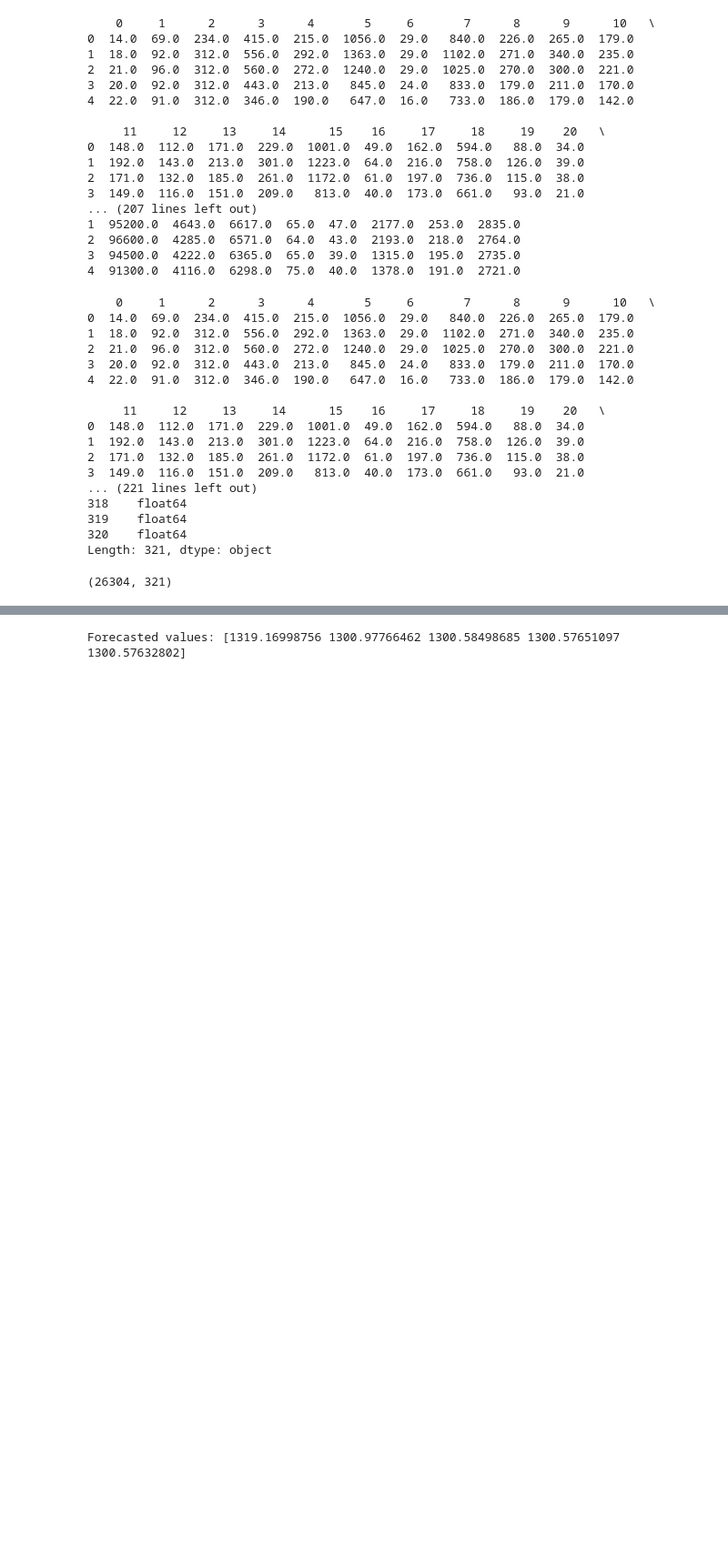
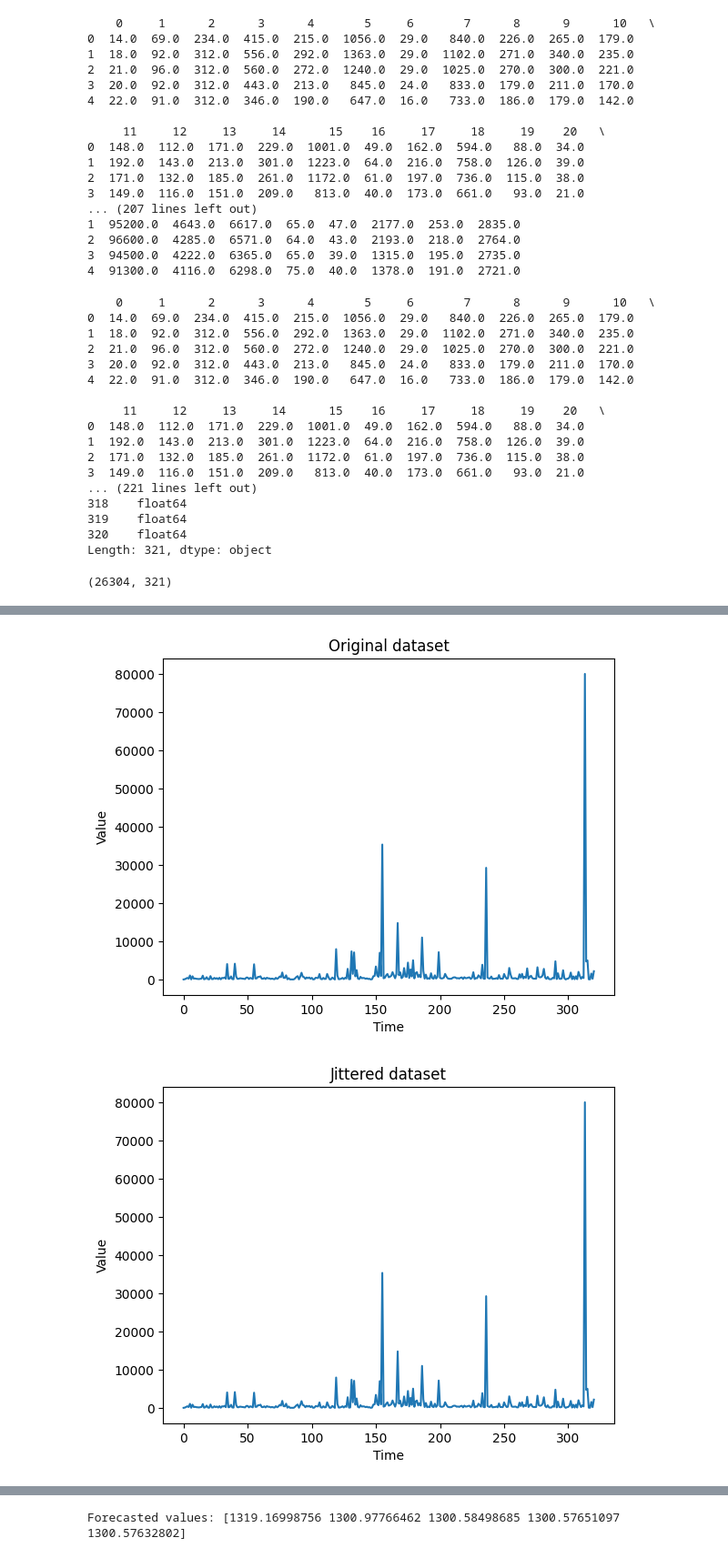
Before and after one commit to SKaraiskakis/TurinTechAI, a Jupyter notebook: multivariateds1.ipynb, the cells around one changed output, grey strips where cells are left out. Shown at 91% size. Drawn from its saved outputs; the diff is of its cells as text; code cells hidden in the pictures; blank space fills up the shorter version.

```diff
--- a/multivariateds1.ipynb
+++ b/multivariateds1.ipynb
@@ -479,23 +474,23 @@ rotated_data = rotation(data_array)
 # Apply the scaling function to your dataset
 permuted_data = permutation(data_array, max_segments=5, seg_mode="equal")
 
-# # Apply the jitter function to your dataset
-# magnwarped_data = magnitude_warp(data_array)
+# Apply the jitter function to your dataset
+magnwarped_data = magnitude_warp(data_array)
 
-# # Apply the scaling function to your dataset
-# timewarped_data = time_warp(data_array)
+# Apply the scaling function to your dataset
+timewarped_data = time_warp(data_array)
 
 
-# # Apply the jitter function to your dataset
-# windowssliced_data = window_slice(data_array)
+# Apply the jitter function to your dataset
+windowssliced_data = window_slice(data_array)
 
-# # Apply the scaling function to your dataset
-# windowwarped_data = window_warp(data_array)
+# Apply the scaling function to your dataset
+windowwarped_data = window_warp(data_array)
 
 # # Apply the jitter function to your dataset
-# spawnered_data = spawner(data_array)
+# spaener_data = spawner_without_labels(data_array)
 
-# # Apply the scaling function to your dataset
+# Apply the scaling function to your dataset
 # wdba_data = wdba(data_array)
 
 # # Apply the jitter function to your dataset
@@ -542,0 +553,23 @@ Jittered dataset:
+# %%
+import matplotlib.pyplot as plt
+
+def plot_time_series(data, title):
+    plt.plot(data)
+    plt.title(title)
+    plt.xlabel('Time')
+    plt.ylabel('Value')
+    plt.show()
+
+# Visualize the first time series in each dataset
+plot_time_series(data_array[0], "Original dataset")
+plot_time_series(jittered_data[0], "Jittered dataset")
+plot_time_series(scaled_data[0], "Scaled dataset")
+plot_time_series(rotated_data[0], "Rotated dataset")
+plot_time_series(permuted_data[0], "Permuted dataset")
+plot_time_series(magnwarped_data[0], "Magnitude Warped dataset")
+plot_time_series(timewarped_data[0], "Time Warped dataset")
+plot_time_series(windowssliced_data[0], "Window sliced dataset")
+plot_time_series(windowwarped_data[0], "Window warped dataset")
+# %% [output]
+[figure, added]
+[figure, added]
```
Also changed, not shown: parts of 5 cells of this notebook.
